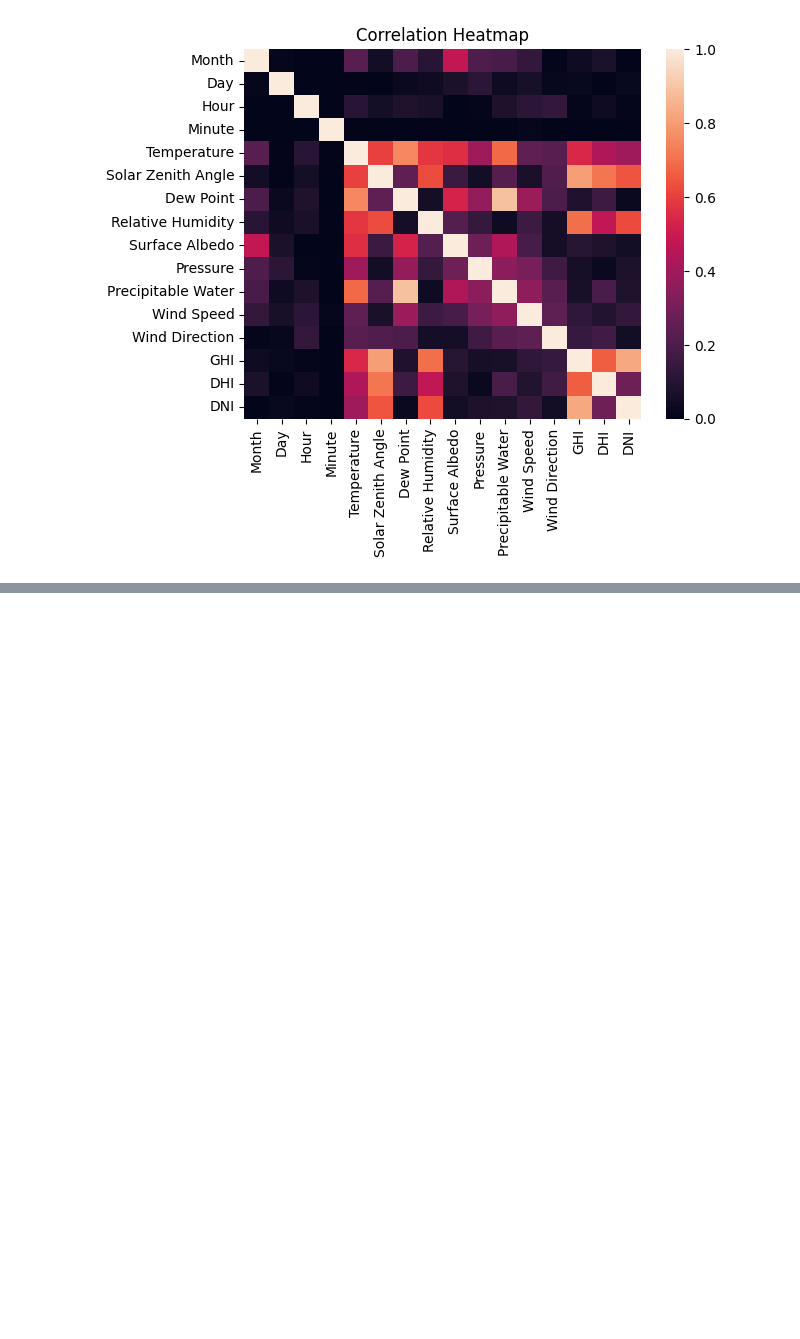
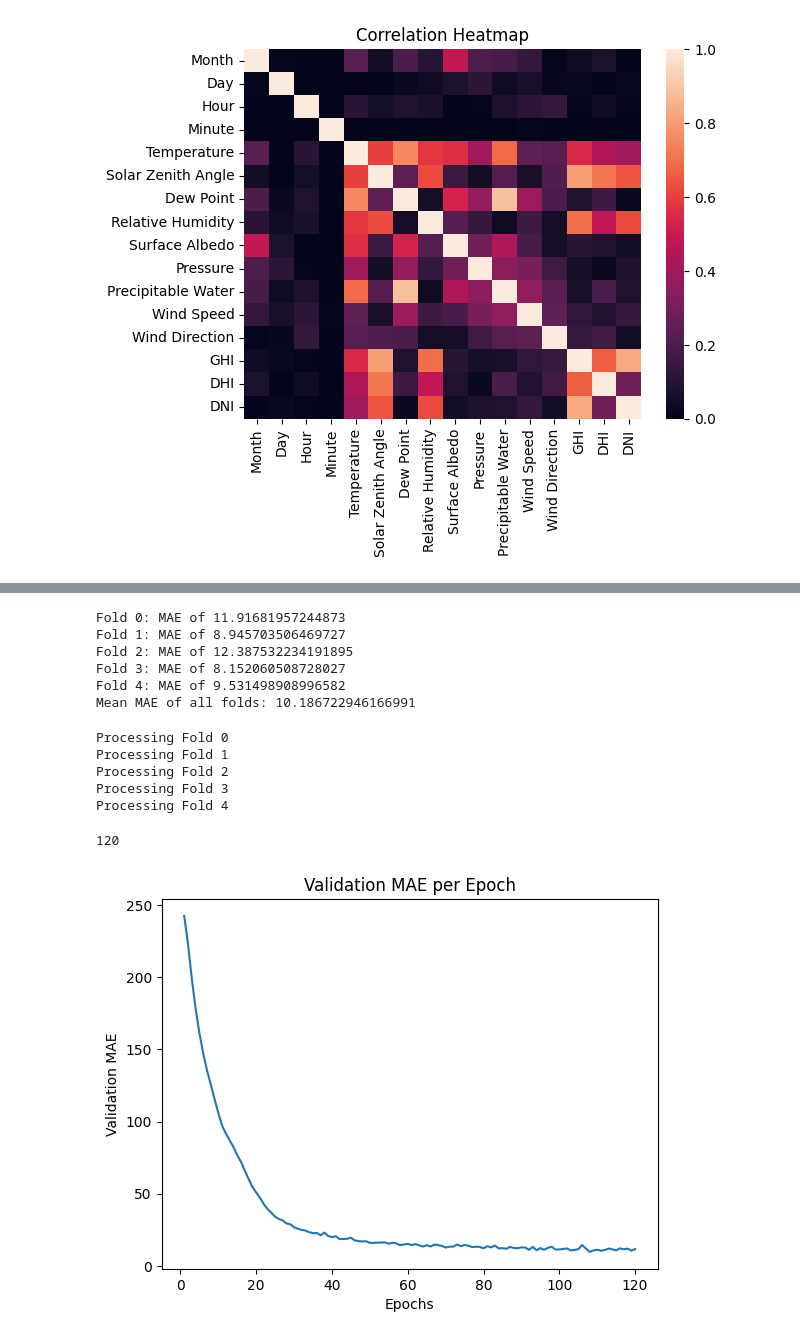
Before and after one commit to saraaktham/Solar-Data, a Jupyter notebook: read_data.ipynb, the cells around one changed output, grey strips where cells are left out. Saved outputs shown, nothing was run; the diff lists cells and outputs as text; code cells hidden in the pictures; blank space fills up the shorter version.

```diff
--- a/read_data.ipynb
+++ b/read_data.ipynb
@@ -125,0 +288,9 @@ from keras.layers import Dense
+# %%
+def build_model():
+    model = models.Sequential()
+    model.add(layers.Dense(64, activation='relu',
+                           input_shape=(input_shape,)))
+    model.add(layers.Dense(64, activation='relu'))
+    model.add(layers.Dense(1))
+    model.compile(loss='mse', optimizer='rmsprop', metrics=['mae'])
+    return model
@@ -125,0 +338,53 @@ from keras.layers import Dense
+# %%
+for i, val in enumerate(all_scores):
+    print('Fold ' + str(i) +': ' + 'MAE of', val)
+
+print('Mean MAE of all folds: ' + str(np.mean(all_scores)))
+# %% [output]
+Fold 0: MAE of 11.91681957244873
+Fold 1: MAE of 8.945703506469727
+Fold 2: MAE of 12.387532234191895
+Fold 3: MAE of 8.152060508728027
+Fold 4: MAE of 9.531498908996582
+Mean MAE of all folds: 10.186722946166991
+# %%
+all_mae_histories = []
+for i in range(k):
+    print('Processing Fold', i)
+    val_data = trainX_scaled[i * num_val_samples: (i + 1) * num_val_samples]
+    val_targets = trainY[i * num_val_samples: (i + 1) * num_val_samples]
+    partial_train_data = np.concatenate(
+        [trainX_scaled[:i * num_val_samples],
+         trainX_scaled[(i + 1) * num_val_samples:]],
+        axis=0)
+    partial_train_targets = np.concatenate(
+        [trainY[:i * num_val_samples],
+         trainY[(i + 1) * num_val_samples:]],
+        axis=0)
+
+    model = build_model()
+    history = model.fit(partial_train_data, partial_train_targets,
+                        validation_data=(val_data, val_targets),
+                        epochs=n_epochs, batch_size=n_batch_size, verbose=0)
+    mae_history = history.history['val_mae']
+    all_mae_histories.append(mae_history)
+# %% [output]
+Processing Fold 0
+Processing Fold 1
+Processing Fold 2
+Processing Fold 3
+Processing Fold 4
+# %%
+average_mae_history = [np.mean([x[i] for x in all_mae_histories]) for i in range(n_epochs)]
+
+len(average_mae_history)
+# %% [output]
+120
+# %%
+plt.plot(range(1, len(average_mae_history) + 1), average_mae_history)
+plt.title('Validation MAE per Epoch')
+plt.xlabel('Epochs')
+plt.ylabel('Validation MAE')
+plt.show()
+# %% [output]
+[figure, added]
```
Also changed, not shown: parts of 19 cells of this notebook.
